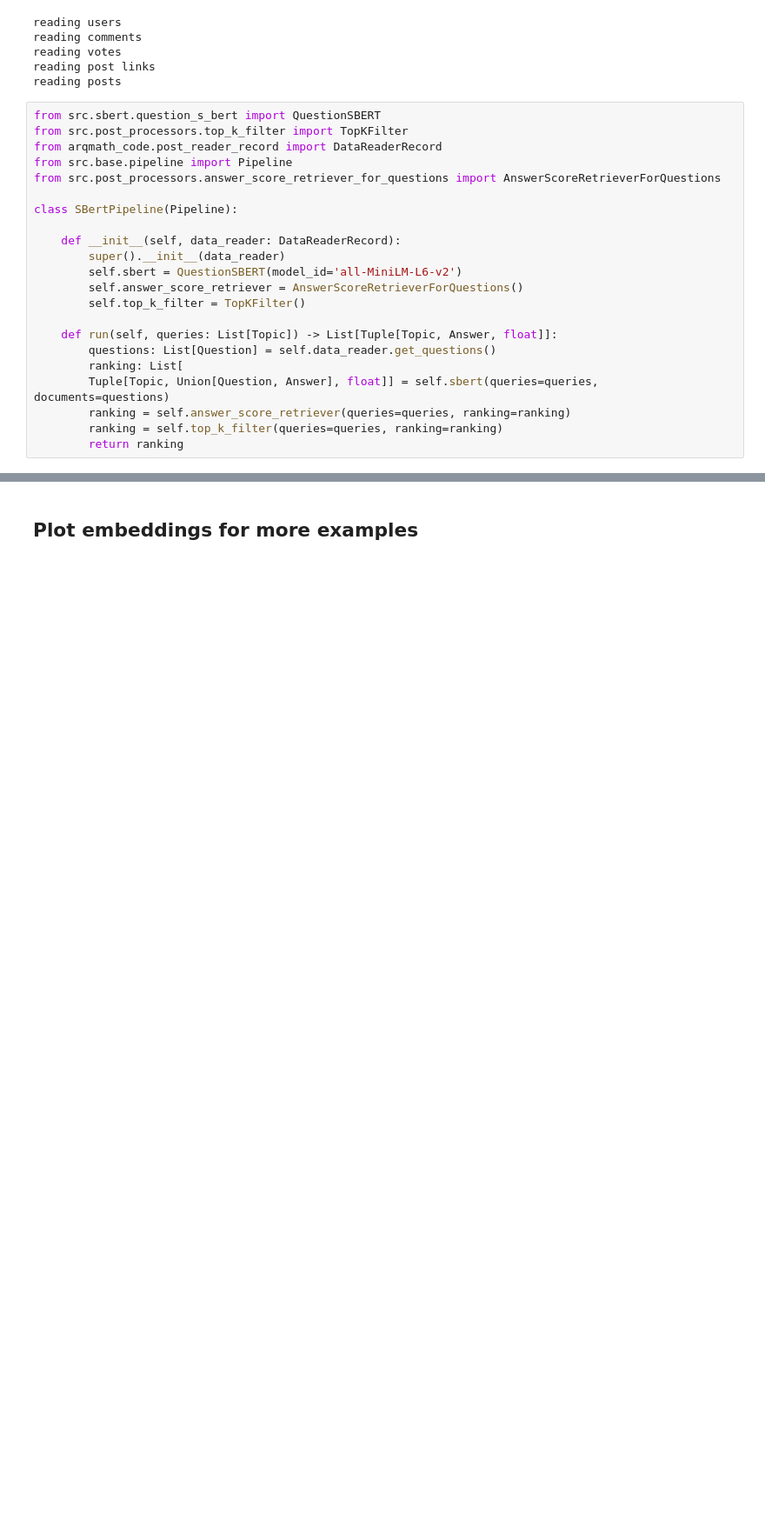
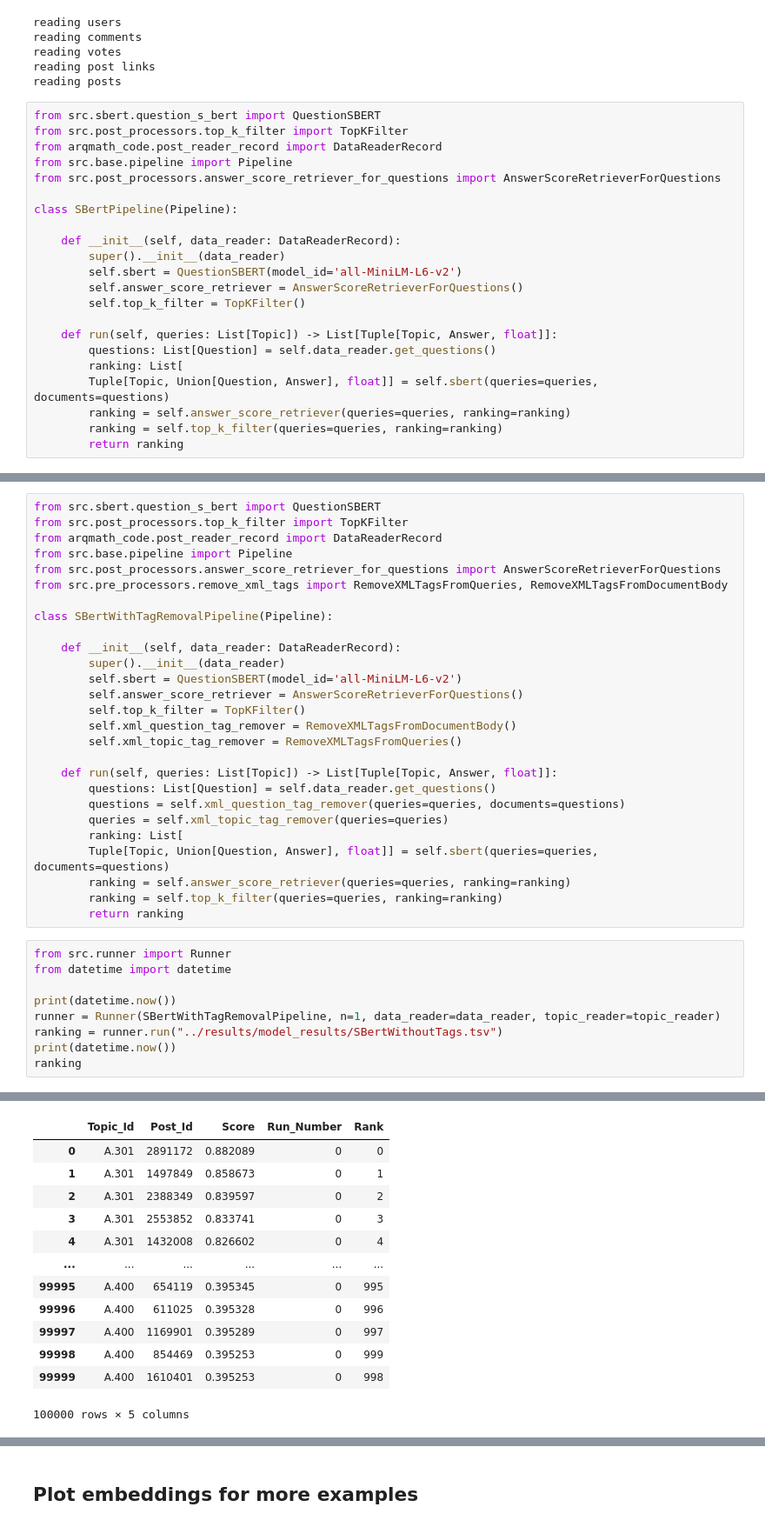
Before and after one commit to Niklas-23/information-retrieval, a Jupyter notebook: notebooks/S-Bert.ipynb, the cells around one changed output, grey strips where cells are left out. Shown at 87% size. Cells and saved outputs as stored; diff of their text form; blank space fills up the shorter version.

Commit message:
Add s-bert evaluation (#17)

```diff
--- a/notebooks/S-Bert.ipynb
+++ b/notebooks/S-Bert.ipynb
@@ -72,0 +72,37 @@ read from cached embeddings at  ../arqmath_dataset/model_embeddings/document_emb
+# %%
+from src.sbert.question_s_bert import QuestionSBERT
+from src.post_processors.top_k_filter import TopKFilter
+from arqmath_code.post_reader_record import DataReaderRecord
+from src.base.pipeline import Pipeline
+from src.post_processors.answer_score_retriever_for_questions import AnswerScoreRetrieverForQuestions
+from src.pre_processors.remove_xml_tags import RemoveXMLTagsFromQueries, RemoveXMLTagsFromDocumentBody
+
+class SBertWithTagRemovalPipeline(Pipeline):
+
+    def __init__(self, data_reader: DataReaderRecord):
+        super().__init__(data_reader)
+        self.sbert = QuestionSBERT(model_id='all-MiniLM-L6-v2')
+        self.answer_score_retriever = AnswerScoreRetrieverForQuestions()
+        self.top_k_filter = TopKFilter()
+        self.xml_question_tag_remover = RemoveXMLTagsFromDocumentBody()
+        self.xml_topic_tag_remover = RemoveXMLTagsFromQueries()
+
+    def run(self, queries: List[Topic]) -> List[Tuple[Topic, Answer, float]]:
+        questions: List[Question] = self.data_reader.get_questions()
+        questions = self.xml_question_tag_remover(queries=queries, documents=questions)
+        queries = self.xml_topic_tag_remover(queries=queries)
+        ranking: List[
+        Tuple[Topic, Union[Question, Answer], float]] = self.sbert(queries=queries, documents=questions)
+        ranking = self.answer_score_retriever(queries=queries, ranking=ranking)
+        ranking = self.top_k_filter(queries=queries, ranking=ranking)
+        return ranking
+# %%
+from src.runner import Runner
+from datetime import datetime
+
+print(datetime.now())
+runner = Runner(SBertWithTagRemovalPipeline, n=1, data_reader=data_reader, topic_reader=topic_reader)
+ranking = runner.run("../results/model_results/SBertWithoutTags.tsv")
+print(datetime.now())
+ranking
+# %% [output]
@@ -72,0 +111,13 @@ read from cached embeddings at  ../arqmath_dataset/model_embeddings/document_emb
+|  | Topic_Id | Post_Id | Score | Run_Number | Rank |
+| 0 | A.301 | 2891172 | 0.882089 | 0 | 0 |
+| 1 | A.301 | 1497849 | 0.858673 | 0 | 1 |
+| 2 | A.301 | 2388349 | 0.839597 | 0 | 2 |
+| 3 | A.301 | 2553852 | 0.833741 | 0 | 3 |
+| 4 | A.301 | 1432008 | 0.826602 | 0 | 4 |
+| ... | ... | ... | ... | ... | ... |
+| 99995 | A.400 | 654119 | 0.395345 | 0 | 995 |
+| 99996 | A.400 | 611025 | 0.395328 | 0 | 996 |
+| 99997 | A.400 | 1169901 | 0.395289 | 0 | 997 |
+| 99998 | A.400 | 854469 | 0.395253 | 0 | 999 |
+| 99999 | A.400 | 1610401 | 0.395253 | 0 | 998 |
+100000 rows × 5 columns
```
Also changed, not shown: parts of 6 cells of this notebook, 3 other files.
